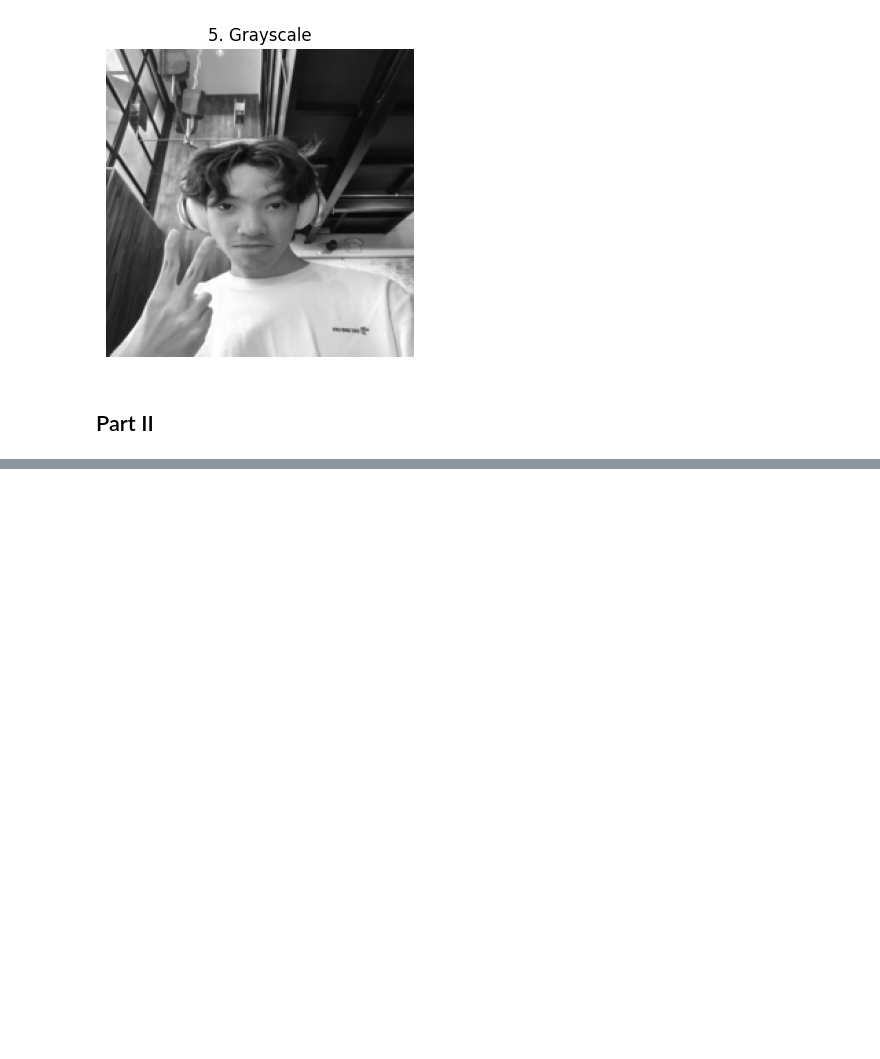
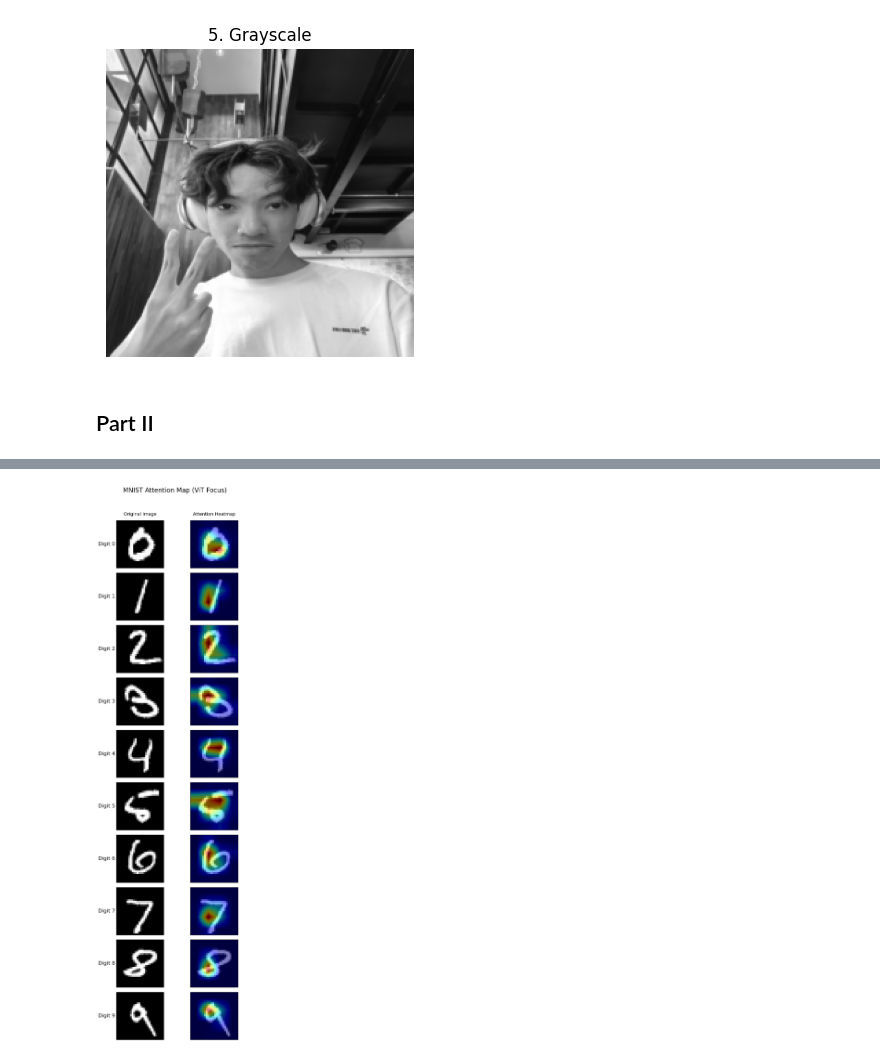
Before and after one commit to xHexlabx/2110431-INTRO-DIG-IMAGING, a Jupyter notebook: Homeworks/Homework_3/Homework_3.ipynb, the cells around one changed output, grey strips where cells are left out. Drawn from its saved outputs; the diff is of its cells as text; code cells hidden in the pictures; blank space fills up the shorter version.

```diff
--- a/Homeworks/Homework_3/Homework_3.ipynb
+++ b/Homeworks/Homework_3/Homework_3.ipynb
@@ -354,0 +572,78 @@ Total Value: 89 Baht
+# %%
+import matplotlib.pyplot as plt
+import cv2
+import numpy as np
+import math
+
+def visualize_attention_0_to_9(model, loader, device):
+    model.eval()
+
+    # 1. หาตัวอย่างภาพตัวเลข 0-9 ให้ครบ
+    target_digits = set(range(10))
+    found_images = {}
+
+    for imgs, labels in loader:
+        for i in range(len(labels)):
+            digit = labels[i].item()
+            if digit in target_digits:
+                found_images[digit] = imgs[i].unsqueeze(0).to(device)
+                target_digits.remove(digit)
+            if not target_digits:
+                break
+        if not target_digits:
+            break
+
+    # 2. สร้างกราฟแสดงผล
+    # ปรับขนาด figsize ให้กว้างขึ้นเล็กน้อย (6 -> 8) เพื่อให้มีที่หายใจด้านข้าง
+    fig, axes = plt.subplots(nrows=10, ncols=2, figsize=(8, 25))
+
+    # ปรับตำแหน่ง Title ใหญ่ให้สูงขึ้น (y=0.99)
+    fig.suptitle("MNIST Attention Map (ViT Focus)", fontsize=20, y=0.99)
+
+    for digit in range(10):
+        img_tensor = found_images[digit]
+
+        # Forward Pass
+        with torch.no_grad():
+            _ = model(img_tensor)
+
+        # --- ดึงค่า Attention ---
+        attn_map = model.blocks[-1].attn.attn_weights
+        attn_mean = attn_map.mean(dim=1).squeeze(0)
+        cls_attn = attn_mean[0, 1:]
+
+        grid_size = int(math.sqrt(cls_attn.shape[0]))
+        attn_grid = cls_attn.reshape(grid_size, grid_size).cpu().numpy()
+        attn_resized = cv2.resize(attn_grid, (28, 28))
+        attn_resized = (attn_resized - attn_resized.min()) / (attn_resized.max() - attn_resized.min())
+
+        # --- Plotting ---
+        orig_img = img_tensor.cpu().squeeze().numpy()
+
+        # รูปซ้าย: Original
+        axes[digit, 0].imshow(orig_img, cmap='gray')
+
+        # ปรับ Label "Digit X" ให้ตัวใหญ่ขึ้นและห่างจากรูป (labelpad=30)
+        axes[digit, 0].set_ylabel(f"Digit {digit}", fontsize=16, rotation=0, labelpad=30, va='center')
+        axes[digit, 0].set_xticks([])
+        axes[digit, 0].set_yticks([])
+
+        # รูปขวา: Attention Overlay
+        axes[digit, 1].imshow(orig_img, cmap='gray')
+        axes[digit, 1].imshow(attn_resized, cmap='jet', alpha=0.5)
+        axes[digit, 1].set_xticks([])
+        axes[digit, 1].set_yticks([])
+
+        # ใส่ Title แค่แถวแรก และดันขึ้นไปหน่อย (pad=10)
+        if digit == 0:
+            axes[digit, 0].set_title("Original Image", fontsize=14, pad=15)
+            axes[digit, 1].set_title("Attention Heatmap", fontsize=14, pad=15)
+
+    # ใช้ rect เพื่อเว้นที่ด้านบน และ h_pad เพื่อเว้นระยะห่างระหว่างบรรทัด
+    plt.tight_layout(rect=[0, 0.02, 1, 0.97], h_pad=1.5)
+    plt.show()
+
+# เรียกใช้งานฟังก์ชัน
+visualize_attention_0_to_9(model, testloader, device)
+# %% [output]
+[figure, added]
```
Also changed, not shown: parts of 11 cells of this notebook, 1 other file.
